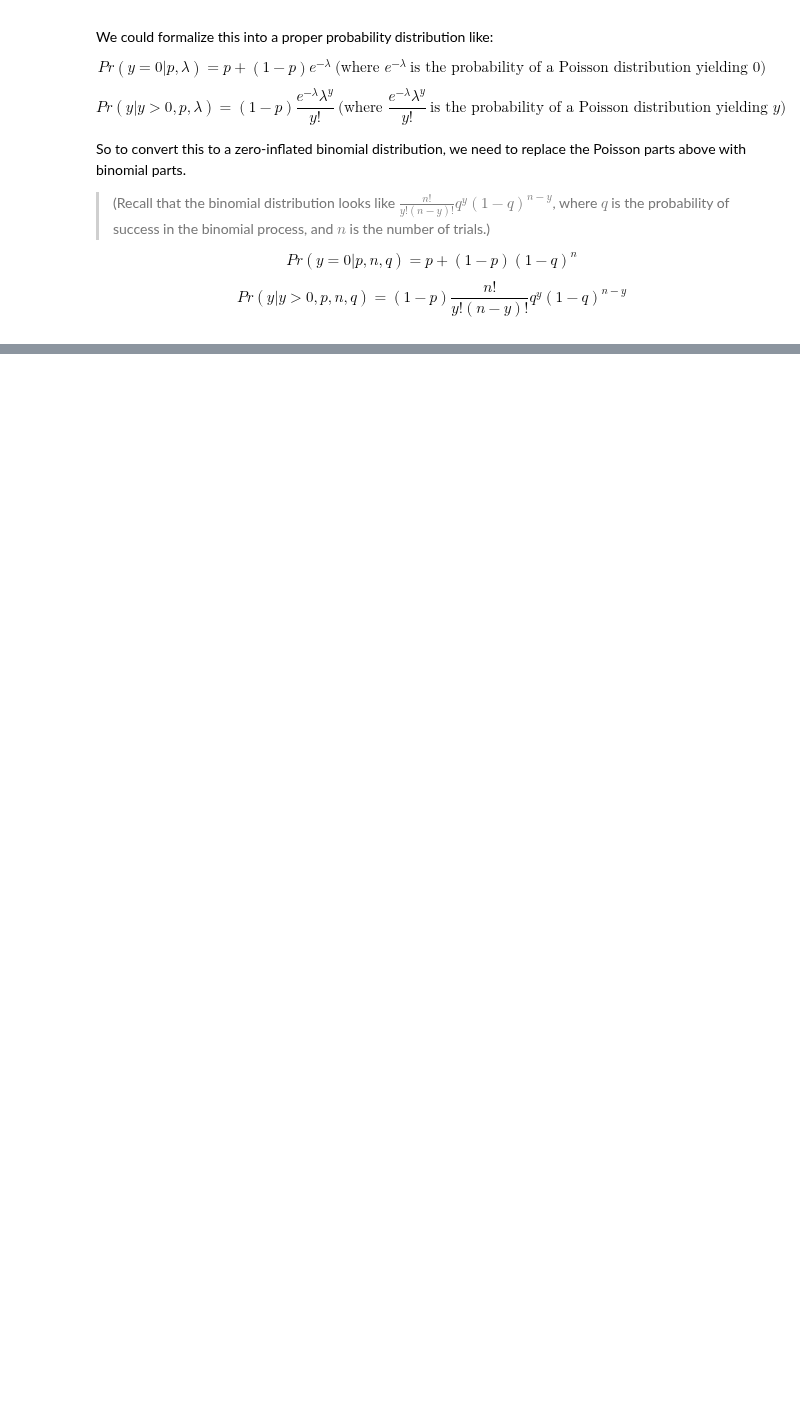
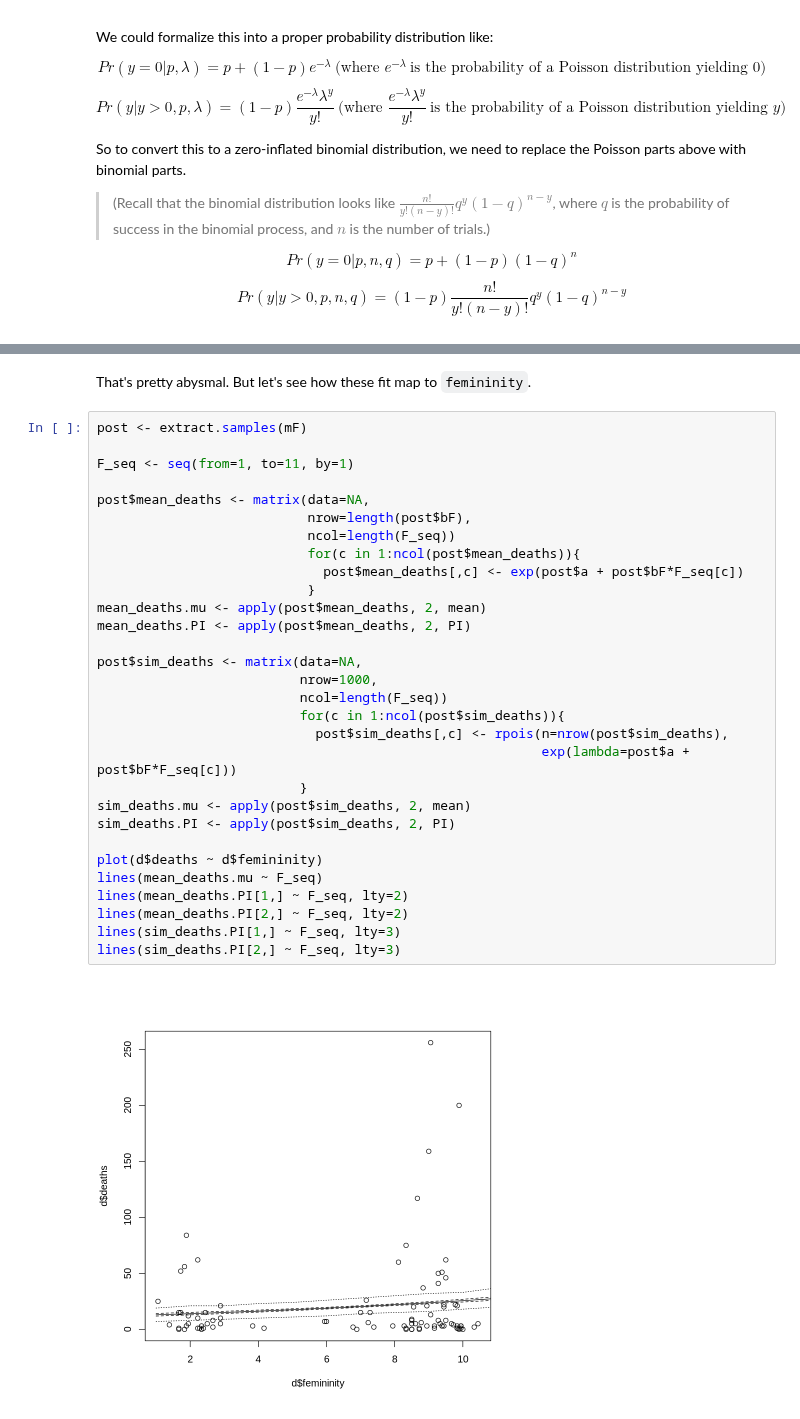
Before and after one commit to nicklausmillican/StatisticalRethinkingIISolutions, a Jupyter notebook: StatisticalRethinkingSolutions2_Ch12.ipynb, the cells around one changed output, grey strips where cells are left out. Saved outputs shown, nothing was run; the diff lists cells and outputs as text; blank space fills up the shorter version.

```diff
--- a/StatisticalRethinkingSolutions2_Ch12.ipynb
+++ b/StatisticalRethinkingSolutions2_Ch12.ipynb
@@ -450,0 +555,34 @@ $$Pr(y|y>0, p, n, q) = (1-p) \frac{n!}{y!(n-y)!} q^y (1-q)^{n-y}$$
+# %% [markdown]
+That's pretty abysmal.  But let's see how these fit map to `femininity`.
+# %%
+post <- extract.samples(mF)
+
+F_seq <- seq(from=1, to=11, by=1)
+
+post$mean_deaths <- matrix(data=NA,
+                           nrow=length(post$bF),
+                           ncol=length(F_seq))
+                           for(c in 1:ncol(post$mean_deaths)){
+                             post$mean_deaths[,c] <- exp(post$a + post$bF*F_seq[c])
+                           }
+mean_deaths.mu <- apply(post$mean_deaths, 2, mean)
+mean_deaths.PI <- apply(post$mean_deaths, 2, PI)
+
+post$sim_deaths <- matrix(data=NA,
+                          nrow=1000,
+                          ncol=length(F_seq))
+                          for(c in 1:ncol(post$sim_deaths)){
+                            post$sim_deaths[,c] <- rpois(n=nrow(post$sim_deaths),
+                                                         exp(lambda=post$a + post$bF*F_seq[c]))
+                          }
+sim_deaths.mu <- apply(post$sim_deaths, 2, mean)
+sim_deaths.PI <- apply(post$sim_deaths, 2, PI)
+
+plot(d$deaths ~ d$femininity)
+lines(mean_deaths.mu ~ F_seq)
+lines(mean_deaths.PI[1,] ~ F_seq, lty=2)
+lines(mean_deaths.PI[2,] ~ F_seq, lty=2)
+lines(sim_deaths.PI[1,] ~ F_seq, lty=3)
+lines(sim_deaths.PI[2,] ~ F_seq, lty=3)
+# %% [output]
+[figure, added]
```
Also changed, not shown: parts of 16 cells of this notebook.
